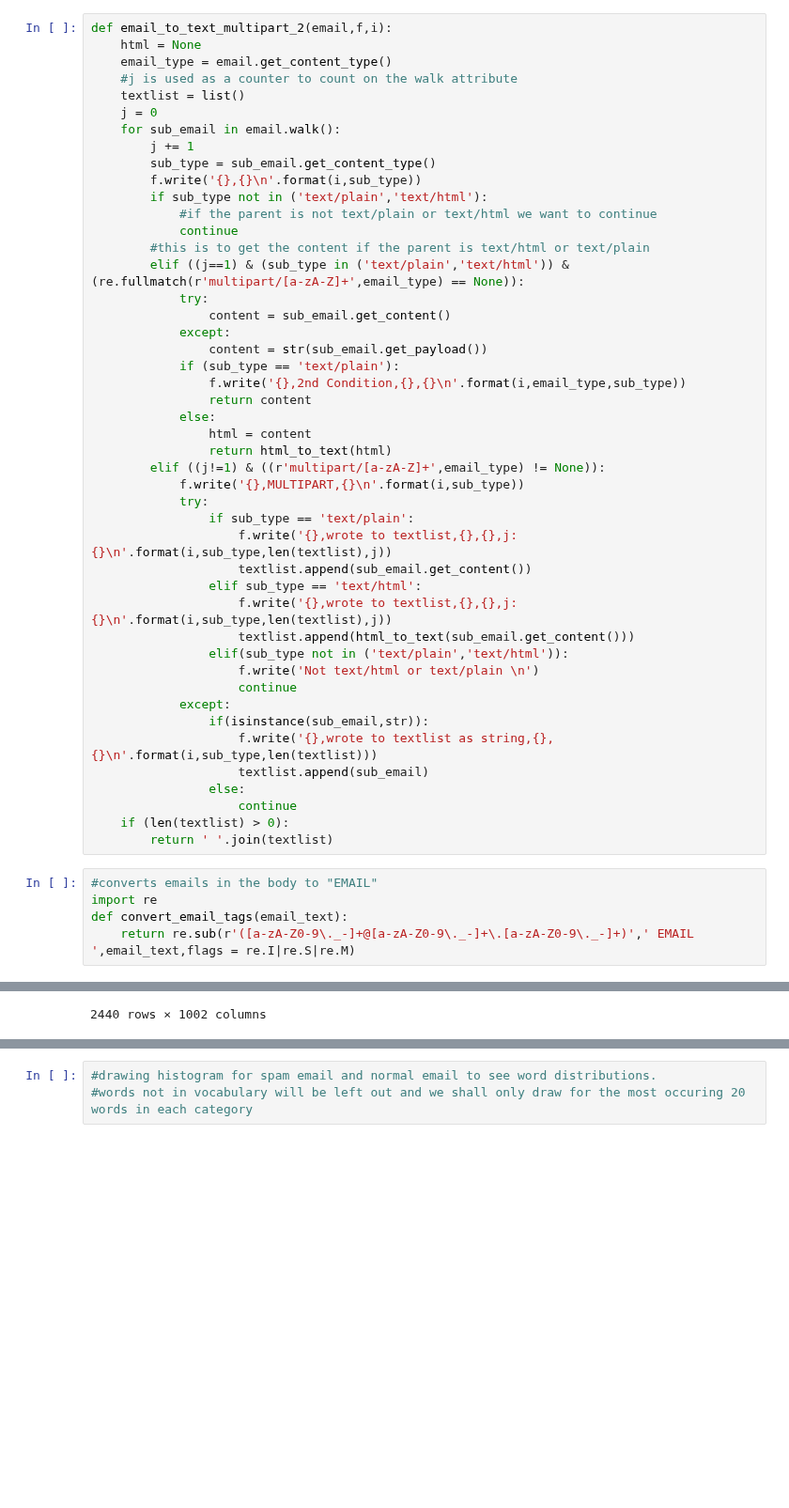
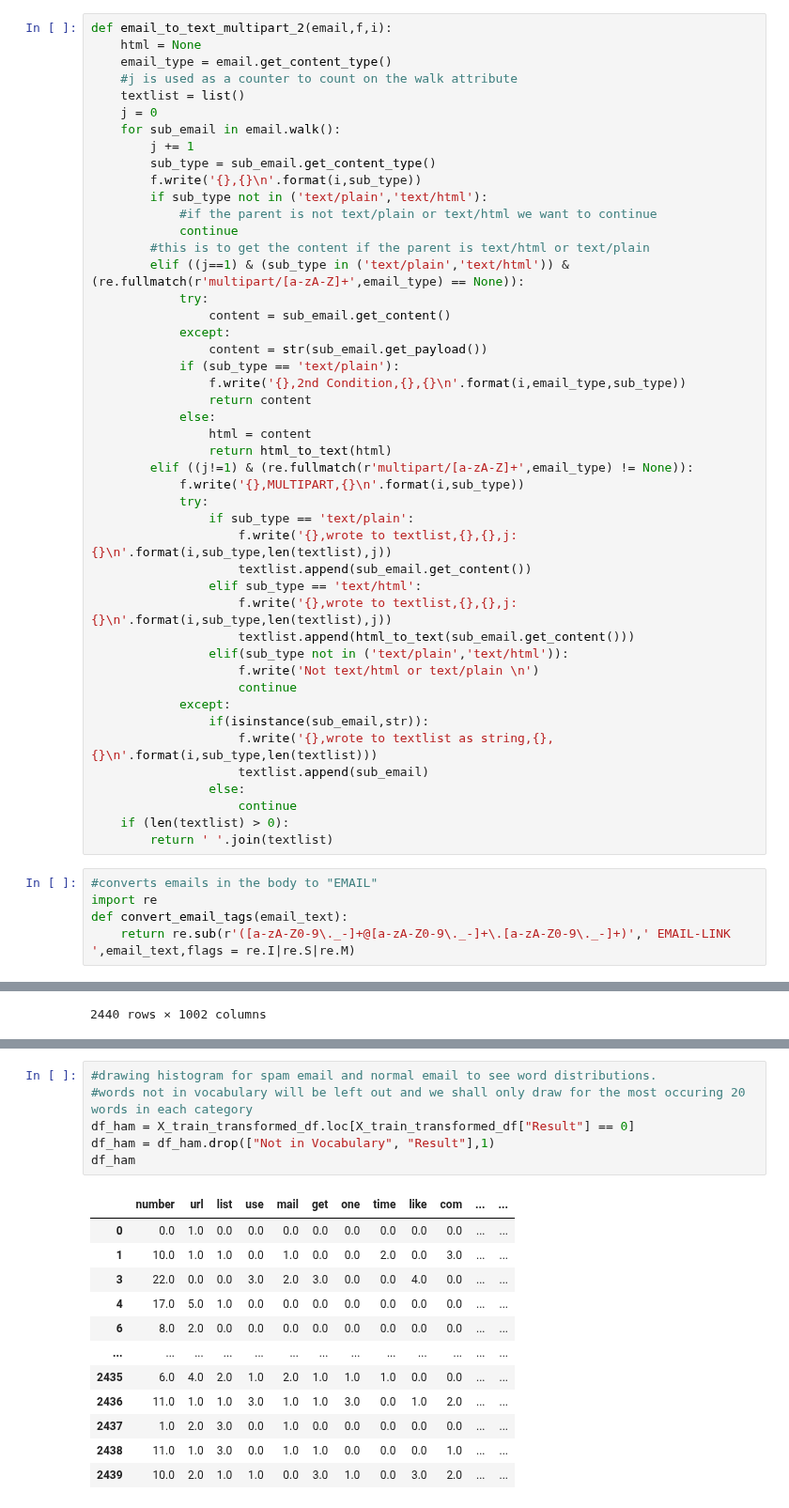
Before and after one commit to Pasindu19970808/Hands-on-Machine-Learning-Textbook-Exercises, a Jupyter notebook: DeepLearning_1/SpamClassifier/EmailSpamClassifier.ipynb, the cells around one changed output, grey strips where cells are left out. Shown at 94% size. Drawn from its saved outputs; the diff is of its cells as text; blank space fills up the shorter version.

```diff
--- a/DeepLearning_1/SpamClassifier/EmailSpamClassifier.ipynb
+++ b/DeepLearning_1/SpamClassifier/EmailSpamClassifier.ipynb
@@ -297,7 +297,7 @@ def email_to_text_multipart_2(email,f,i):
             else:
                 html = content
                 return html_to_text(html)
-        elif ((j!=1) & ((r'multipart/[a-zA-Z]+',email_type) != None)):
+        elif ((j!=1) & (re.fullmatch(r'multipart/[a-zA-Z]+',email_type) != None)):
             f.write('{},MULTIPART,{}\n'.format(i,sub_type))
             try:
                 if sub_type == 'text/plain':
@@ -321,7 +321,7 @@ def email_to_text_multipart_2(email,f,i):
 #converts emails in the body to "EMAIL"
 import re
 def convert_email_tags(email_text):
-    return re.sub(r'([a-zA-Z0-9\._-]+@[a-zA-Z0-9\._-]+\.[a-zA-Z0-9\._-]+)',' EMAIL ',email_text,flags = re.I|re.S|re.M)
+    return re.sub(r'([a-zA-Z0-9\._-]+@[a-zA-Z0-9\._-]+\.[a-zA-Z0-9\._-]+)',' EMAIL-LINK ',email_text,flags = re.I|re.S|re.M)
 # %%
 #remove stopwords
 import nltk
@@ -472,3 +469,19 @@ import seaborn as sns
 # %%
 #drawing histogram for spam email and normal email to see word distributions.
 #words not in vocabulary will be left out and we shall only draw for the most occuring 20 words in each category
+df_ham = X_train_transformed_df.loc[X_train_transformed_df["Result"] == 0]
+df_ham = df_ham.drop(["Not in Vocabulary", "Result"],1)
+df_ham
+# %% [output]
+|  | number | url | list | use | mail | get | one | time | like | com | ... | ... |
+| 0 | 0.0 | 1.0 | 0.0 | 0.0 | 0.0 | 0.0 | 0.0 | 0.0 | 0.0 | 0.0 | ... | ... |
+| 1 | 10.0 | 1.0 | 1.0 | 0.0 | 1.0 | 0.0 | 0.0 | 2.0 | 0.0 | 3.0 | ... | ... |
+| 3 | 22.0 | 0.0 | 0.0 | 3.0 | 2.0 | 3.0 | 0.0 | 0.0 | 4.0 | 0.0 | ... | ... |
+| 4 | 17.0 | 5.0 | 1.0 | 0.0 | 0.0 | 0.0 | 0.0 | 0.0 | 0.0 | 0.0 | ... | ... |
+| 6 | 8.0 | 2.0 | 0.0 | 0.0 | 0.0 | 0.0 | 0.0 | 0.0 | 0.0 | 0.0 | ... | ... |
+| ... | ... | ... | ... | ... | ... | ... | ... | ... | ... | ... | ... | ... |
+| 2435 | 6.0 | 4.0 | 2.0 | 1.0 | 2.0 | 1.0 | 1.0 | 1.0 | 0.0 | 0.0 | ... | ... |
+| 2436 | 11.0 | 1.0 | 1.0 | 3.0 | 1.0 | 1.0 | 3.0 | 0.0 | 1.0 | 2.0 | ... | ... |
+| 2437 | 1.0 | 2.0 | 3.0 | 0.0 | 1.0 | 0.0 | 0.0 | 0.0 | 0.0 | 0.0 | ... | ... |
+| 2438 | 11.0 | 1.0 | 3.0 | 0.0 | 1.0 | 1.0 | 0.0 | 0.0 | 0.0 | 1.0 | ... | ... |
+| 2439 | 10.0 | 2.0 | 1.0 | 1.0 | 0.0 | 3.0 | 1.0 | 0.0 | 3.0 | 2.0 | ... | ... |
```
Also changed, not shown: parts of 23 cells of this notebook.
